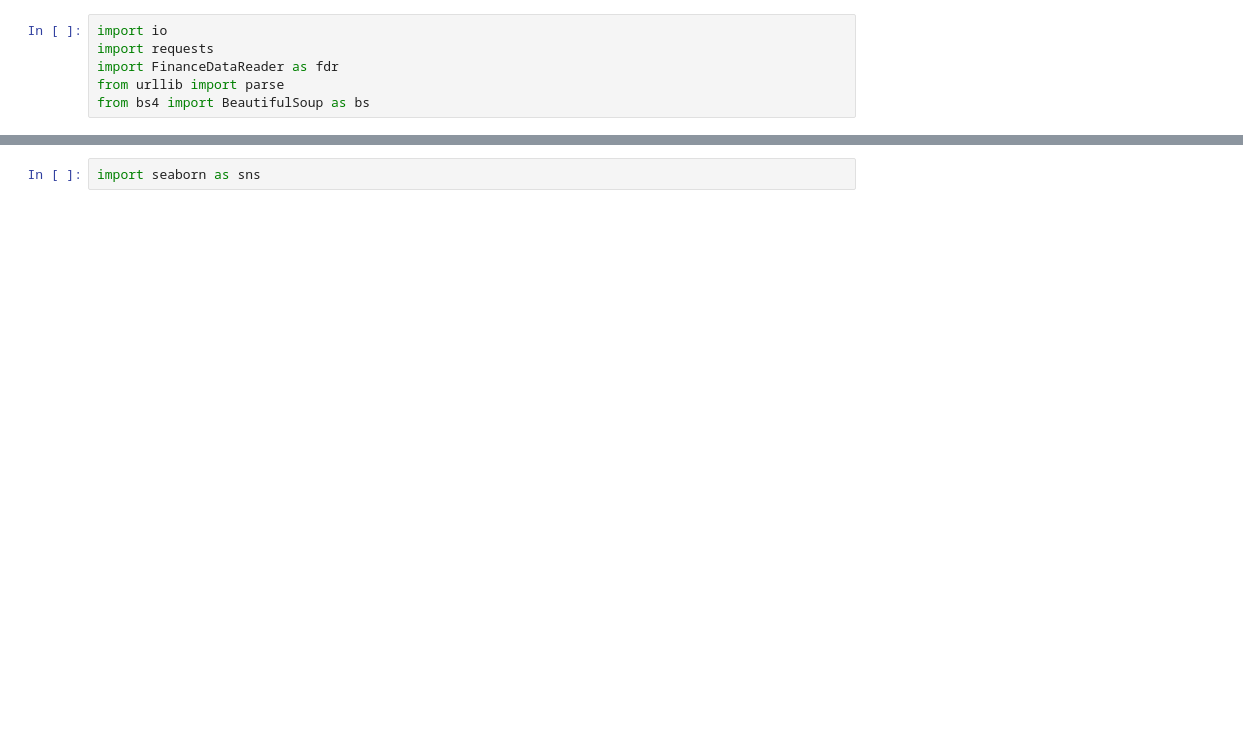
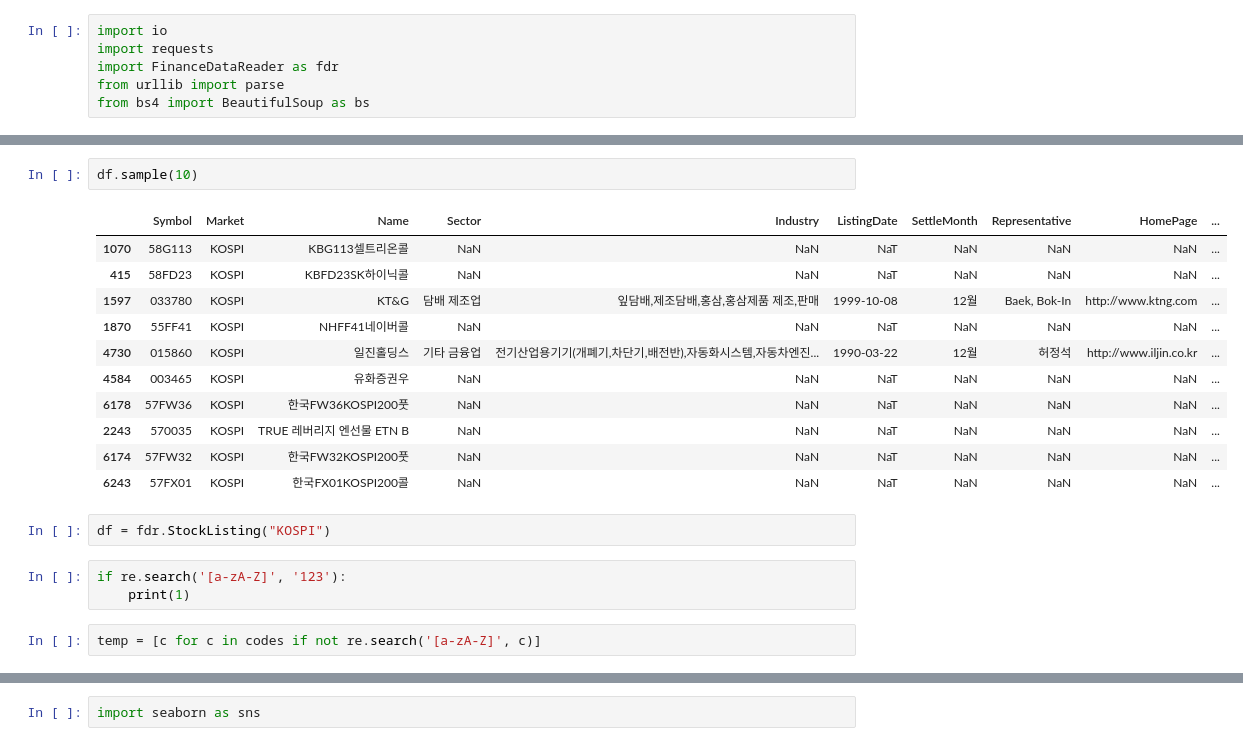
Before and after one commit to parkeunsang/stock, a Jupyter notebook: stock_get_data.ipynb, the cells around one changed output, grey strips where cells are left out. Saved outputs shown, nothing was run; the diff lists cells and outputs as text; blank space fills up the shorter version.

```diff
--- a/stock_get_data.ipynb
+++ b/stock_get_data.ipynb
@@ -24,0 +65,21 @@ db = client.stock
+# %%
+df.sample(10)
+# %% [output]
+|  | Symbol | Market | Name | Sector | Industry | ListingDate | SettleMonth | Representative | HomePage | ... |
+| 1070 | 58G113 | KOSPI | KBG113셀트리온콜 | NaN | NaN | NaT | NaN | NaN | NaN | ... |
+| 415 | 58FD23 | KOSPI | KBFD23SK하이닉콜 | NaN | NaN | NaT | NaN | NaN | NaN | ... |
+| 1597 | 033780 | KOSPI | KT&G | 담배 제조업 | 잎담배,제조담배,홍삼,홍삼제품 제조,판매 | 1999-10-08 | 12월 | Baek, Bok-In | http://www.ktng.com | ... |
+| 1870 | 55FF41 | KOSPI | NHFF41네이버콜 | NaN | NaN | NaT | NaN | NaN | NaN | ... |
+| 4730 | 015860 | KOSPI | 일진홀딩스 | 기타 금융업 | 전기산업용기기(개폐기,차단기,배전반),자동화시스템,자동차엔진... | 1990-03-22 | 12월 | 허정석 | http://www.iljin.co.kr | ... |
+| 4584 | 003465 | KOSPI | 유화증권우 | NaN | NaN | NaT | NaN | NaN | NaN | ... |
+| 6178 | 57FW36 | KOSPI | 한국FW36KOSPI200풋 | NaN | NaN | NaT | NaN | NaN | NaN | ... |
+| 2243 | 570035 | KOSPI | TRUE 레버리지 엔선물 ETN B | NaN | NaN | NaT | NaN | NaN | NaN | ... |
+| 6174 | 57FW32 | KOSPI | 한국FW32KOSPI200풋 | NaN | NaN | NaT | NaN | NaN | NaN | ... |
+| 6243 | 57FX01 | KOSPI | 한국FX01KOSPI200콜 | NaN | NaN | NaT | NaN | NaN | NaN | ... |
+# %%
+df = fdr.StockListing("KOSPI")
+# %%
+if re.search('[a-zA-Z]', '123'):
+    print(1)
+# %%
+temp = [c for c in codes if not re.search('[a-zA-Z]', c)]
```
Also changed, not shown: parts of 7 cells of this notebook.
